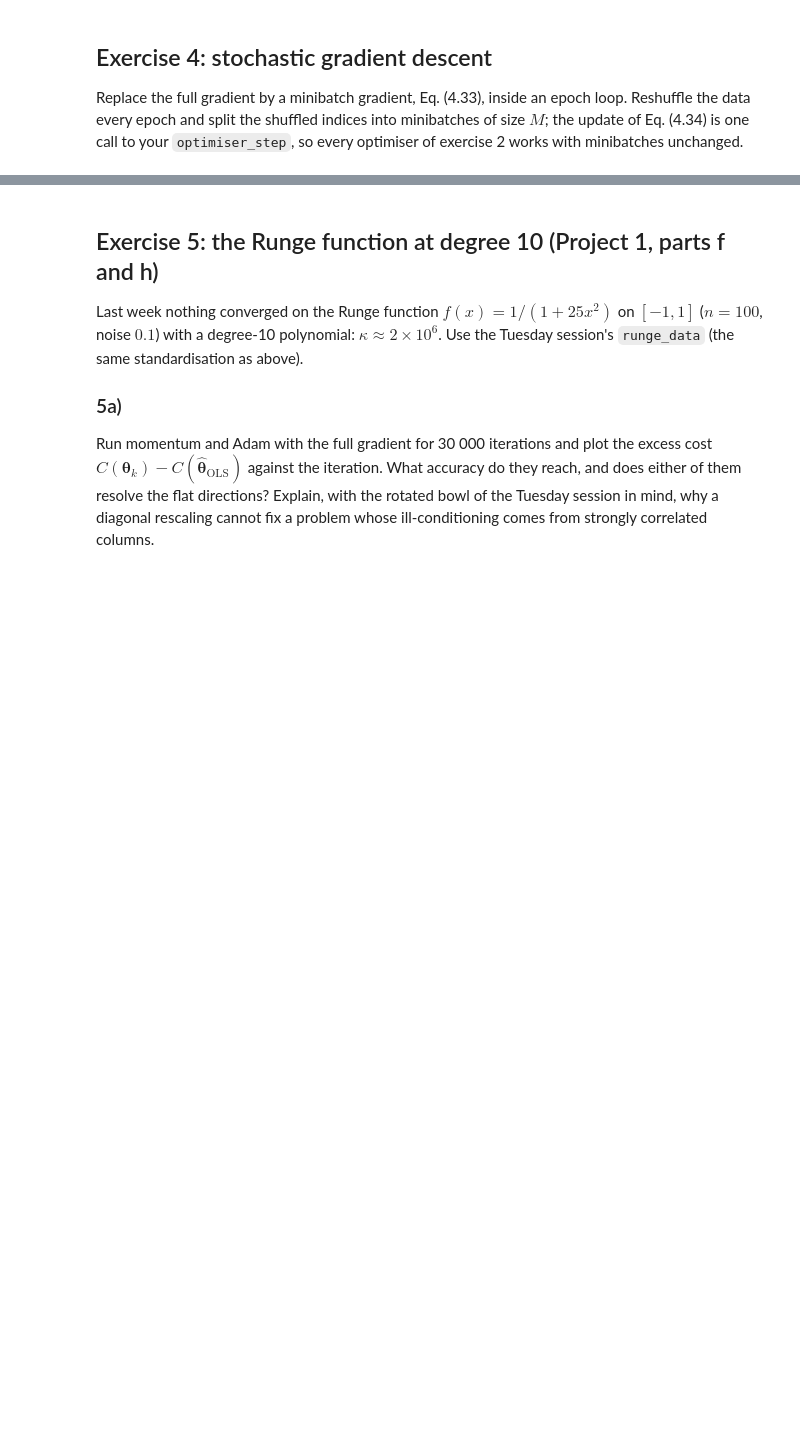
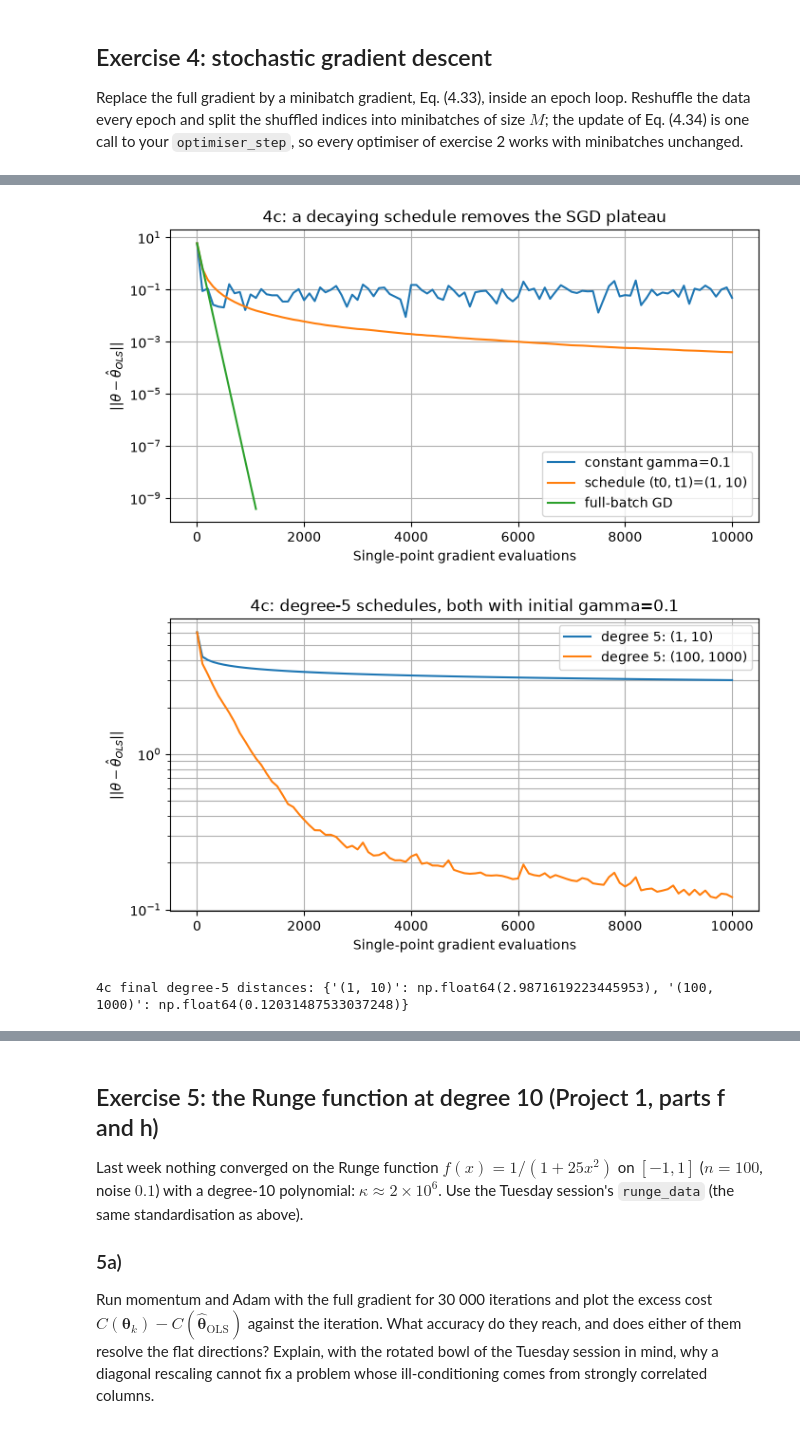
Before and after one commit to Timholmen96/MachineLearningUiO, a Jupyter notebook: doc/WeeklyMaterial/week38/exercisesweek38.ipynb, the cells around one changed output, grey strips where cells are left out. Cells and saved outputs as stored; diff of their text form; code cells hidden in the pictures; blank space fills up the shorter version.

```diff
--- a/doc/WeeklyMaterial/week38/exercisesweek38.ipynb
+++ b/doc/WeeklyMaterial/week38/exercisesweek38.ipynb
@@ -529,0 +760,36 @@ setting of Project 1, part h).
+# %%
+# 4c) gamma_t = t0 / (t + t1), where t starts at zero.
+# Hence (1, 10) starts at gamma_0 = 0.1.
+sgd_schedule_2 = sgd(X2, y2, method='plain', n_epochs=n_epochs, batch_size=5, schedule=(1, 10))
+plt.figure(figsize=(8, 4))
+plt.semilogy(work, distances(sgd_01, theta2_ols), label='constant gamma=0.1')
+plt.semilogy(work, distances(sgd_schedule_2, theta2_ols), label='schedule (t0, t1)=(1, 10)')
+plt.semilogy(work_gd, distances(gd, theta2_ols), label='full-batch GD')
+plt.xlabel('Single-point gradient evaluations')
+plt.ylabel(r'$||\theta - \hat\theta_{OLS}||$')
+plt.title('4c: a decaying schedule removes the SGD plateau')
+plt.grid(True, which='both')
+plt.legend()
+plt.show()
+
+# At degree 5, (1, 10) decays too quickly.  Scaling both values retains
+# gamma_0=t0/t1=0.1 but postpones the decay.
+sgd_schedule_5_fast_decay = sgd(X5, y5, method='plain', n_epochs=n_epochs, batch_size=5, schedule=(1, 10))
+sgd_schedule_5_slow_decay = sgd(X5, y5, method='plain', n_epochs=n_epochs, batch_size=5, schedule=(100, 1000))
+work5 = np.arange(n_epochs + 1) * len(y5)
+plt.figure(figsize=(8, 4))
+plt.semilogy(work5, distances(sgd_schedule_5_fast_decay, theta5_ols), label='degree 5: (1, 10)')
+plt.semilogy(work5, distances(sgd_schedule_5_slow_decay, theta5_ols), label='degree 5: (100, 1000)')
+plt.xlabel('Single-point gradient evaluations')
+plt.ylabel(r'$||\theta - \hat\theta_{OLS}||$')
+plt.title('4c: degree-5 schedules, both with initial gamma=0.1')
+plt.grid(True, which='both')
+plt.legend()
+plt.show()
+print('4c final degree-5 distances:', {'(1, 10)': distances(sgd_schedule_5_fast_decay, theta5_ols)[-1], '(100, 1000)': distances(sgd_schedule_5_slow_decay, theta5_ols)[-1]})
+# t0/(t+t1) satisfies the Robbins-Monro conditions: its sum diverges,
+# while the sum of its squares converges.  Larger t0,t1 merely delay decay.
+# %% [output]
+[figure, added]
+[figure, added]
+4c final degree-5 distances: {'(1, 10)': np.float64(2.9871619223445953), '(100, 1000)': np.float64(0.12031487533037248)}
```
Also changed, not shown: parts of 20 cells of this notebook, 5 other files.
